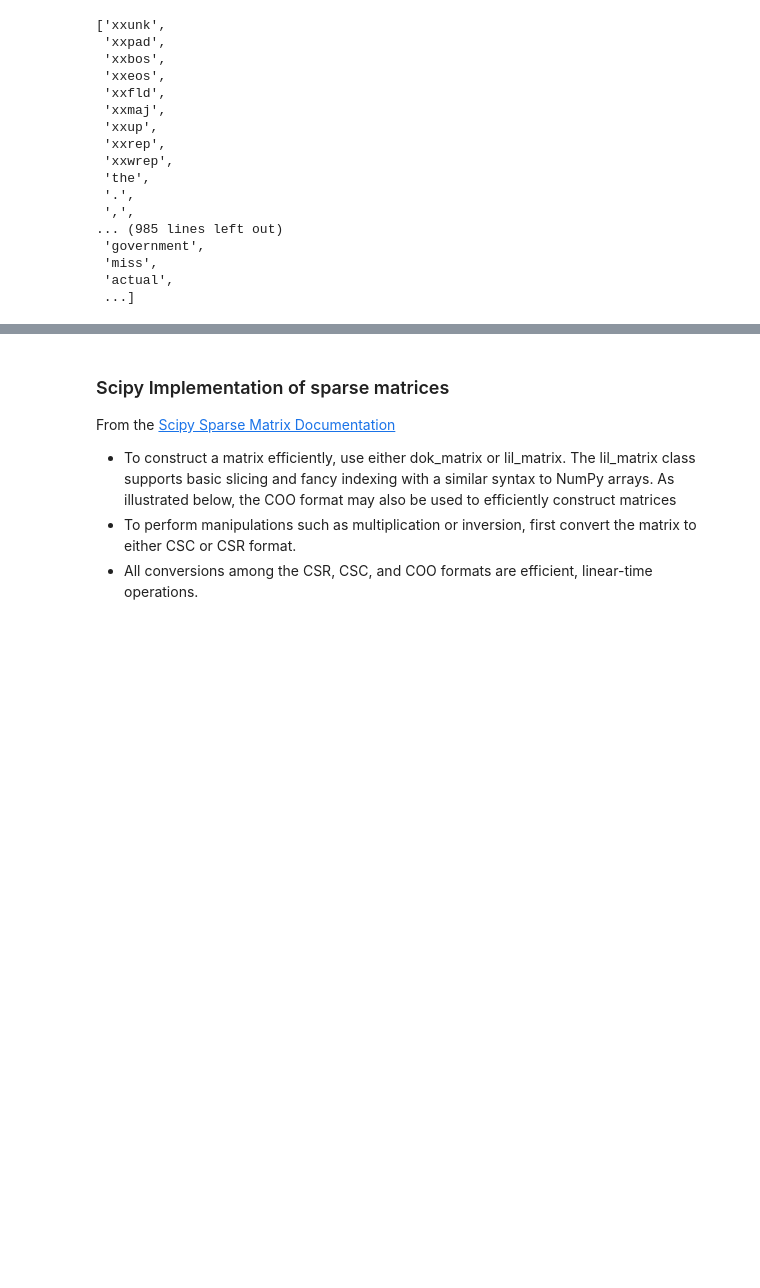
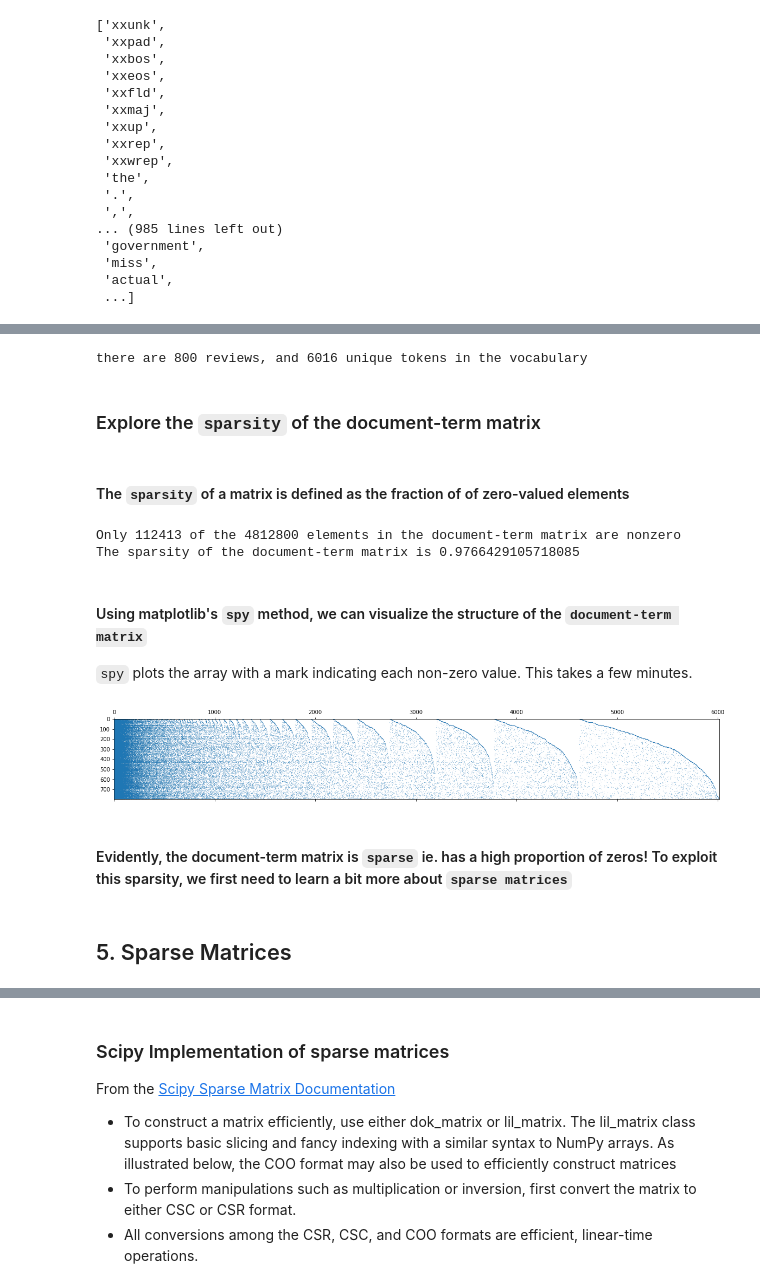
Before and after one commit to jcatanza/Fastai-A-Code-First-Introduction-To-Natural-Language-Processing-TWiML-Study-Group, a Jupyter notebook: 3-logreg-nb-imdb_jcat.ipynb, the cells around one changed output, grey strips where cells are left out. Cells and saved outputs as stored; diff of their text form; code cells hidden in the pictures; blank space fills up the shorter version.

```diff
--- a/3-logreg-nb-imdb_jcat.ipynb
+++ b/3-logreg-nb-imdb_jcat.ipynb
@@ -409,0 +364,3 @@ A class of matrices (e.g, diagonal) is generally called sparse if the number of
+# %%
+TokenCounter = lambda review_index :Counter((movie_reviews.train.x)[review_index].data)
+TokenCounter(0).items()
@@ -409,0 +386,14 @@ A class of matrices (e.g, diagonal) is generally called sparse if the number of
+# %%
+n_terms = len(movie_reviews.vocab.itos)
+n_docs = len(movie_reviews.train.x)
+make_token_counter = lambda review_index: Counter(movie_reviews.train.x[review_index].data)
+def count_vectorizer(review_index,make_token_counter = make_token_counter):
+    review_vector = np.zeros(n_terms)
+    for _, item in enumerate(make_token_counter(review_index).items()):
+        review_vector[item[0]] = item[1]
+    return review_vector
+
+# make the embedding vector for the first review
+review_vector = count_vectorizer(0)
+print(review_vector)
+print(f'The review is embedded in a {len(review_vector)} dimensional vector')
@@ -409,0 +423,49 @@ A class of matrices (e.g, diagonal) is generally called sparse if the number of
+# %%
+# Define a function to build the full document-term matrix
+print(f'there are {n_docs} reviews, and {n_terms} unique tokens in the vocabulary')
+def make_full_doc_term_matrix(count_vectorizer,n_terms,n_docs):
+    # for each movie review
+    for doc_index in range(n_docs):
+        review_vector = np.zeros(n_terms)
+        # populate the embedding vector for this review
+        for _, item in enumerate(TokenCounter(doc_index).items()):
+            review_vector[item[0]] = item[1]
+        # append the embedding vector to the document-term matrix
+        if(doc_index == 0):
+            A = review_vector
+        else:
+            A = np.vstack((A,review_vector))
+    # return the document-term matrix
+    return A
+
+# Build the full document term matrix for the movie_reviews training set
+A = make_full_doc_term_matrix(count_vectorizer,n_terms,n_docs)
+# %% [output]
+there are 800 reviews, and 6016 unique tokens in the vocabulary
+# %% [markdown]
+### Explore the `sparsity` of the document-term matrix
+# %% [markdown]
+#### The `sparsity` of a matrix is defined as the fraction of of zero-valued elements
+# %%
+NNZ = np.count_nonzero(A)
+sparsity = (A.size-NNZ)/A.size
+print(f'Only {NNZ} of the {A.size} elements in the document-term matrix are nonzero')
+print(f'The sparsity of the document-term matrix is {sparsity}')
+# %% [output]
+Only 112413 of the 4812800 elements in the document-term matrix are nonzero
+The sparsity of the document-term matrix is 0.9766429105718085
+# %% [markdown]
+#### Using matplotlib's `spy` method, we can visualize the structure of the `document-term matrix`
+`spy` plots the array with a mark indicating each non-zero value. This takes a few minutes.
+# %%
+fig = plt.figure()
+plt.spy(A, markersize=0.10)
+fig.set_size_inches(20,20)
+fig.savefig('doc_term_matrix.png', dpi=800)
+# <img src="doc_term_matrix.png" alt="floating point" style="width: 90%"/>
+# %% [output]
+[figure, added]
+# %% [markdown]
+#### Evidently, the document-term matrix is `sparse` ie. has a high proportion of zeros! To exploit this sparsity, we first need to learn a bit more about `sparse matrices`
+# %% [markdown]
+## 5. Sparse Matrices
```
Also changed, not shown: parts of 224 cells of this notebook, 2 other files.
